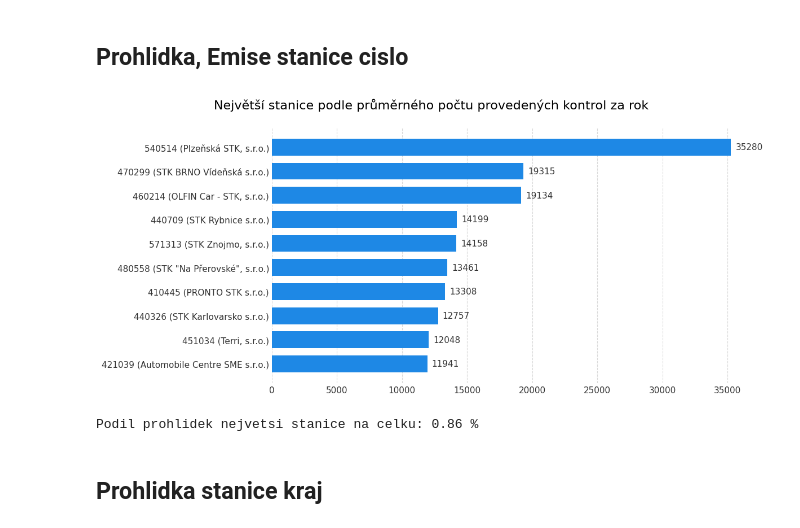
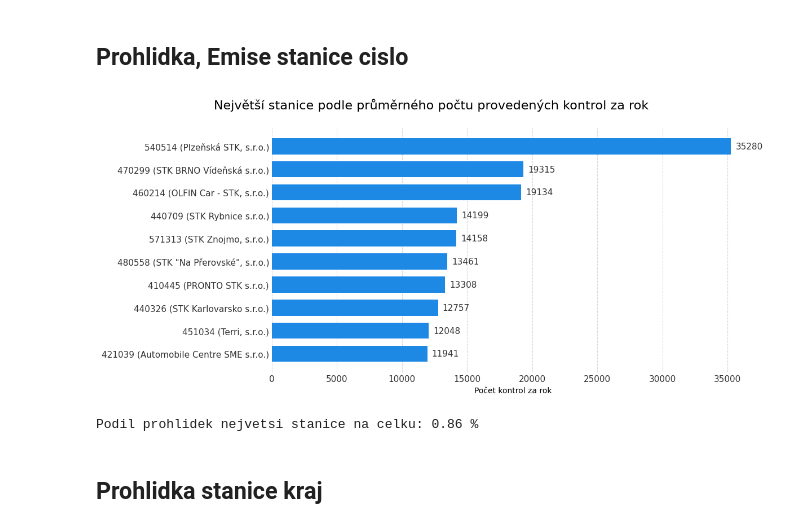
Before and after one commit to opendatalabcz/emissions-data-analysis-cz, a Jupyter notebook: kod/explorace/prohlidky_exploration.ipynb, the cells around one changed output. Cells and saved outputs as stored; diff of their text form; code cells hidden in the pictures.

```diff
--- a/kod/explorace/prohlidky_exploration.ipynb
+++ b/kod/explorace/prohlidky_exploration.ipynb
@@ -531,21 +531,21 @@ Podil pripadu, kdy se odpovedna osoba v prohlidce a v emisisch neshoduje (techni
 # %%
 if PRINT:
     # Pomocne informace
     timeframe = df.select(diff_years = (pl.col("DatumProhlidky").max() - pl.col("DatumProhlidky").min()).dt.total_days() / 365.24).item()
     provozovatel_mapping = pl.read_parquet(r"E:\CVUT_BAP\kod\data\processed\stanice.parquet")
 
     # Samotne nalezeni top stanic
     top_stanice = df['Prohlidka_Stanice_Cislo'].value_counts().sort(by='count', descending=True).head(10)
 
     labels = top_stanice.select(pl.col('Prohlidka_Stanice_Cislo').cast(pl.String)).join(provozovatel_mapping, how='left', left_on='Prohlidka_Stanice_Cislo', right_on='Stanice_Cislo').select(merged = pl.col("Prohlidka_Stanice_Cislo") + " (" + pl.col("Provozovatel_Nazev") + ")")['merged'].to_list()
     counts = (top_stanice['count'] / timeframe).to_list()
     title = f'Největší stanice podle průměrného počtu provedených kontrol za rok'
     path = 'kod/explorace/prohlidky_grafy/prohlidky_top_stanice.svg'
 
-    horizontal_bar(labels, counts, title, path)
+    horizontal_bar(labels, counts, title, path, x_label='Počet kontrol za rok')
     print(f'Podil prohlidek nejvetsi stanice na celku: {top_stanice['count'].item(1) / df.height * 100:.2f} %')
 # %% [output]
-[figure, old version]
+[figure, new version]
 Podil prohlidek nejvetsi stanice na celku: 0.86 %
 # %% [markdown]
 ## Prohlidka stanice kraj
```
Also changed, not shown: parts of 15 cells of this notebook, 23 other files.
